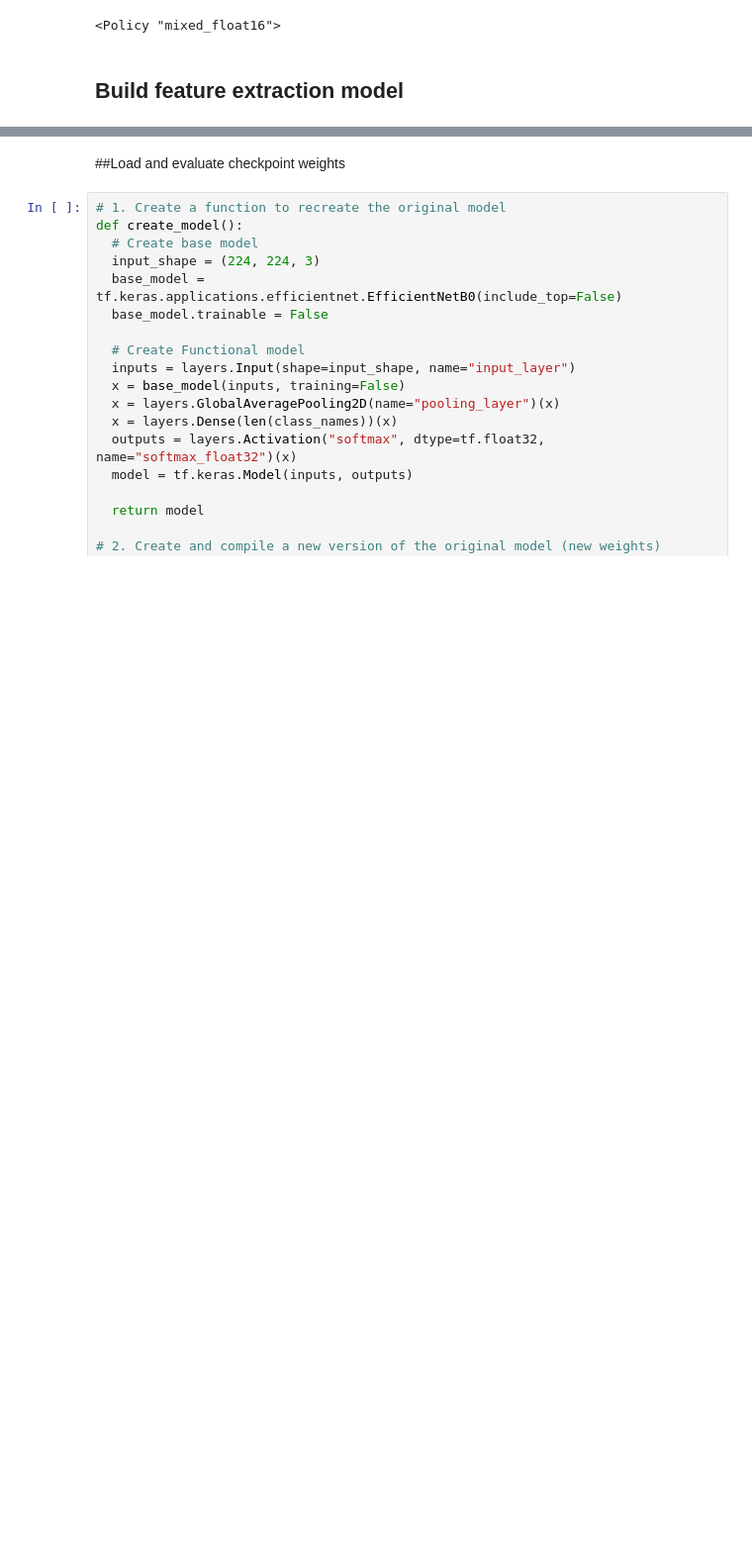
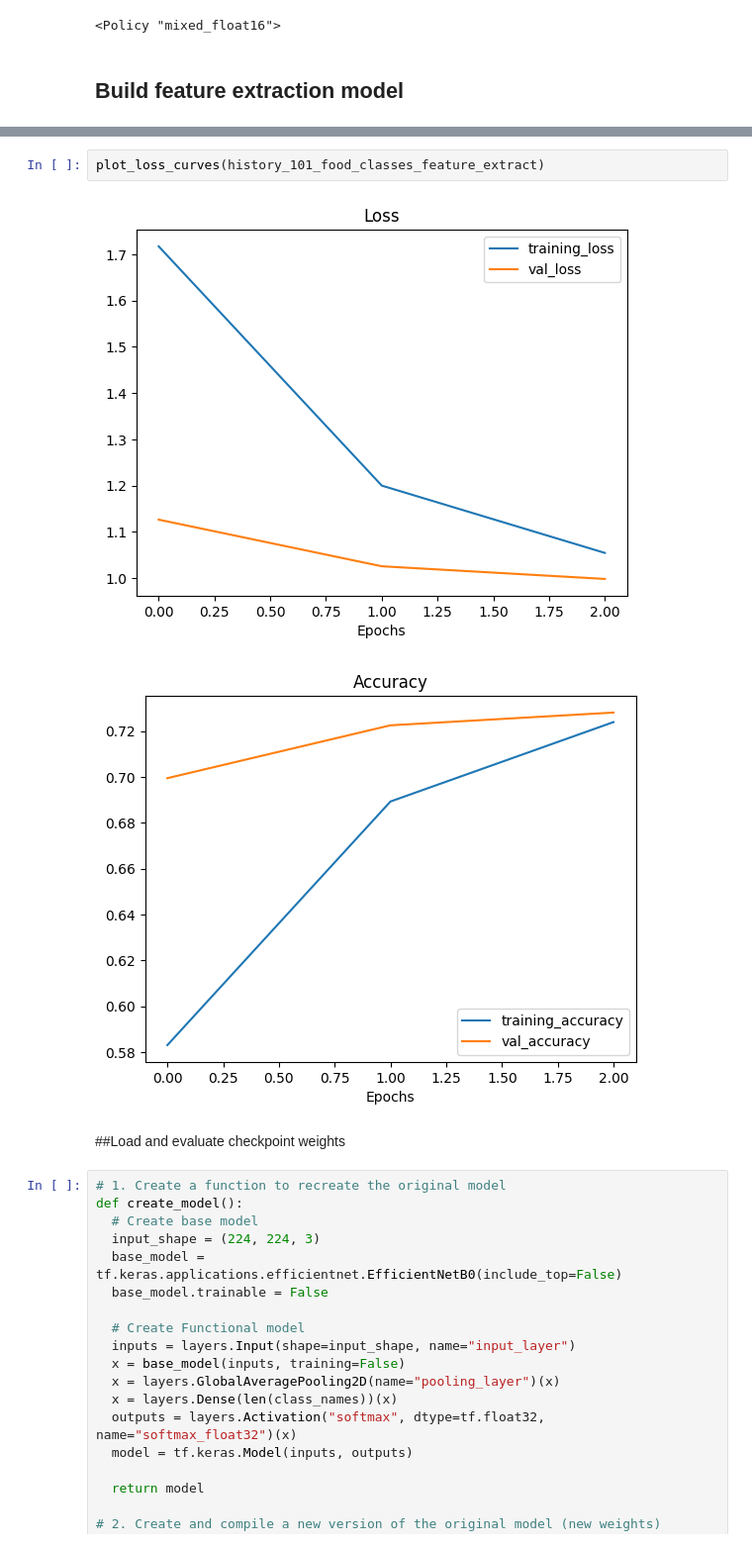
Before and after one commit to SamuelT57/Food101_Classification, a Jupyter notebook: Food_classification.ipynb, the cells around one changed output, grey strips where cells are left out. Shown at 99% size. Drawn from its saved outputs; the diff is of its cells as text; blank space fills up the shorter version.

```diff
--- a/Food_classification.ipynb
+++ b/Food_classification.ipynb
@@ -332,3 +334,8 @@ results_feature_extract_model
+# %%
+plot_loss_curves(history_101_food_classes_feature_extract)
+# %% [output]
+[figure, added]
+[figure, added]
 # %% [markdown]
 ##Load and evaluate checkpoint weights
 # %%
```
Also changed, not shown: parts of 37 cells of this notebook.
